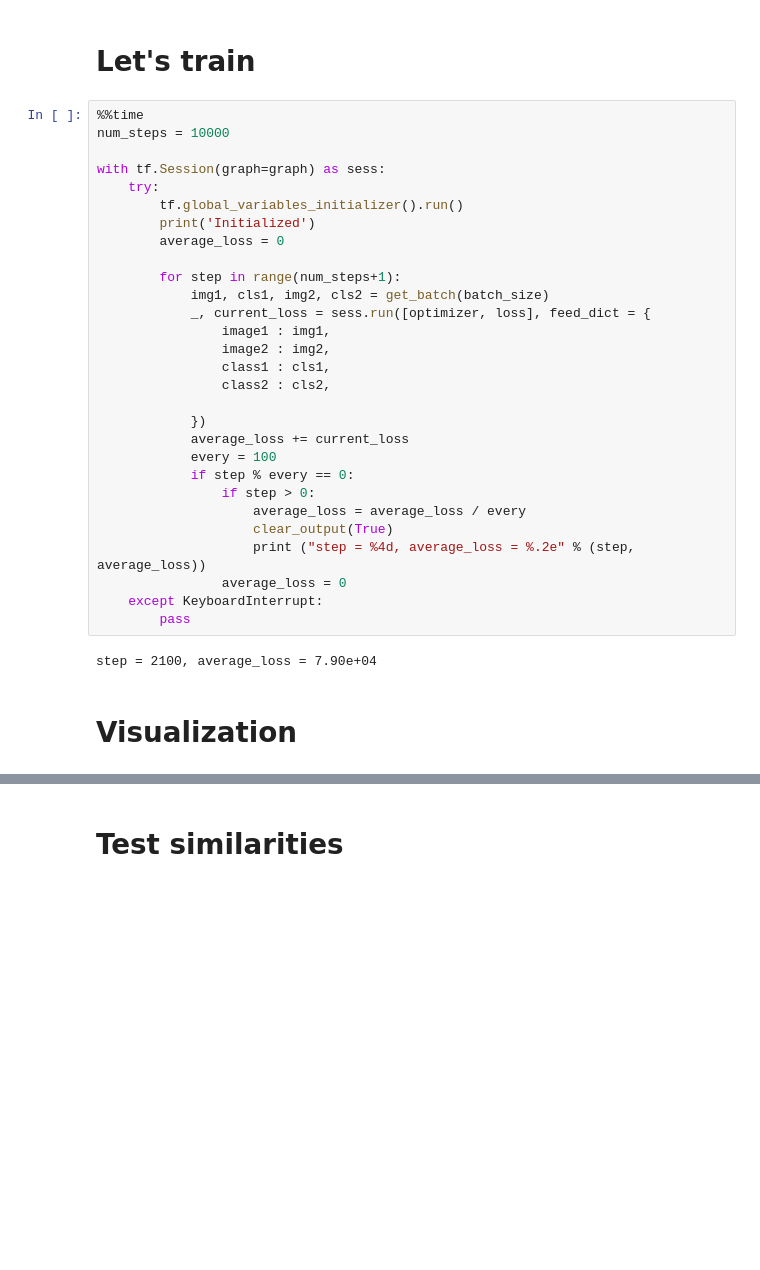
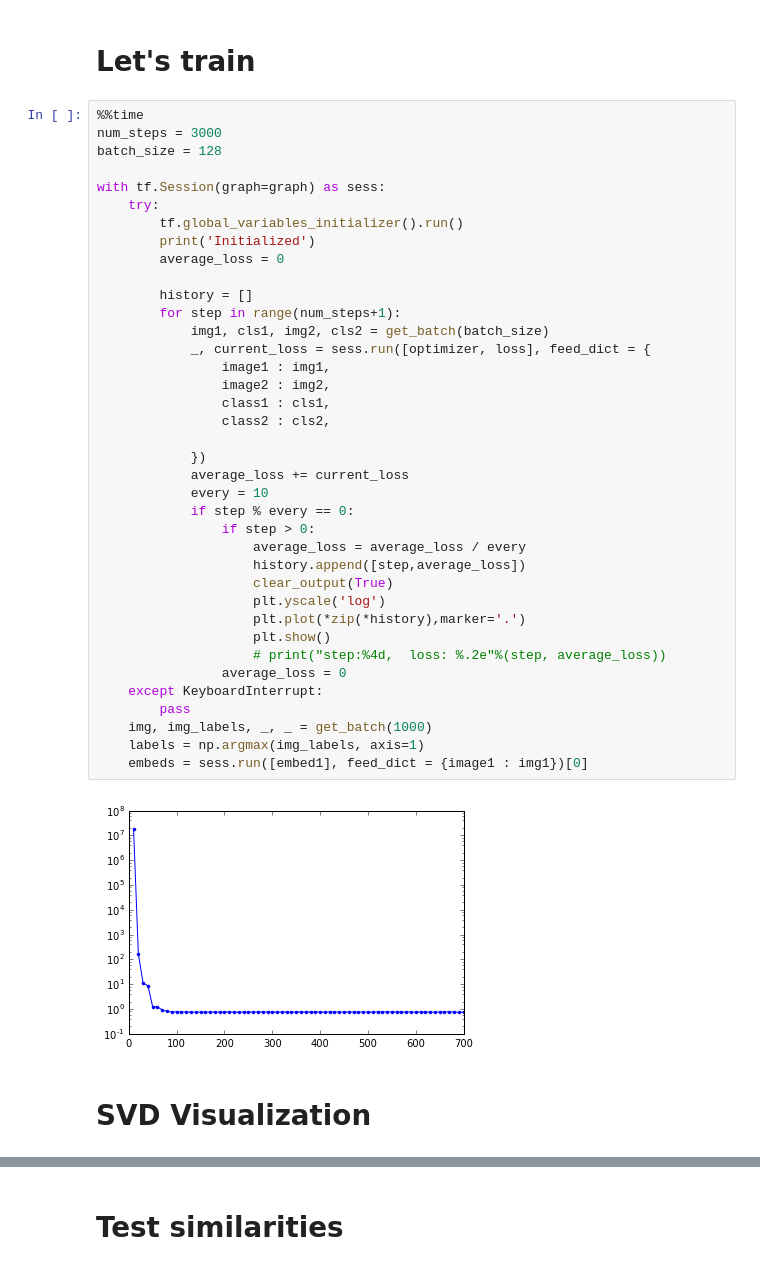
Before and after one commit to RomanKoshelev/deepcoins, a Jupyter notebook: mnist_embeddings.ipynb, the cells around one changed output, grey strips where cells are left out. Saved outputs shown, nothing was run; the diff lists cells and outputs as text; blank space fills up the shorter version.

```diff
--- a/mnist_embeddings.ipynb
+++ b/mnist_embeddings.ipynb
@@ -117,34 +169,43 @@ with graph.as_default():
 # Let's train
 # %%
 %%time
-num_steps = 10000
+num_steps = 3000
+batch_size = 128
 
 with tf.Session(graph=graph) as sess:
     try:
         tf.global_variables_initializer().run()
         print('Initialized')
         average_loss = 0
 
+        history = []
         for step in range(num_steps+1):
             img1, cls1, img2, cls2 = get_batch(batch_size)
             _, current_loss = sess.run([optimizer, loss], feed_dict = {
                 image1 : img1,
                 image2 : img2,
                 class1 : cls1,
                 class2 : cls2,
 
             })
             average_loss += current_loss
-            every = 100
+            every = 10
             if step % every == 0:
                 if step > 0:
                     average_loss = average_loss / every
+                    history.append([step,average_loss])
                     clear_output(True)
-                    print ("step = %4d, average_loss = %.2e" % (step, average_loss))
+                    plt.yscale('log')
+                    plt.plot(*zip(*history),marker='.')
+                    plt.show()
+                    # print("step:%4d,  loss: %.2e"%(step, average_loss))
                 average_loss = 0
     except KeyboardInterrupt:
         pass
+    img, img_labels, _, _ = get_batch(1000)
+    labels = np.argmax(img_labels, axis=1)
+    embeds = sess.run([embed1], feed_dict = {image1 : img1})[0]
 # %% [output]
-step = 2100, average_loss = 7.90e+04
+[figure, added]
 # %% [markdown]
-# Visualization
+# SVD Visualization
```
Also changed, not shown: parts of 7 cells of this notebook.
